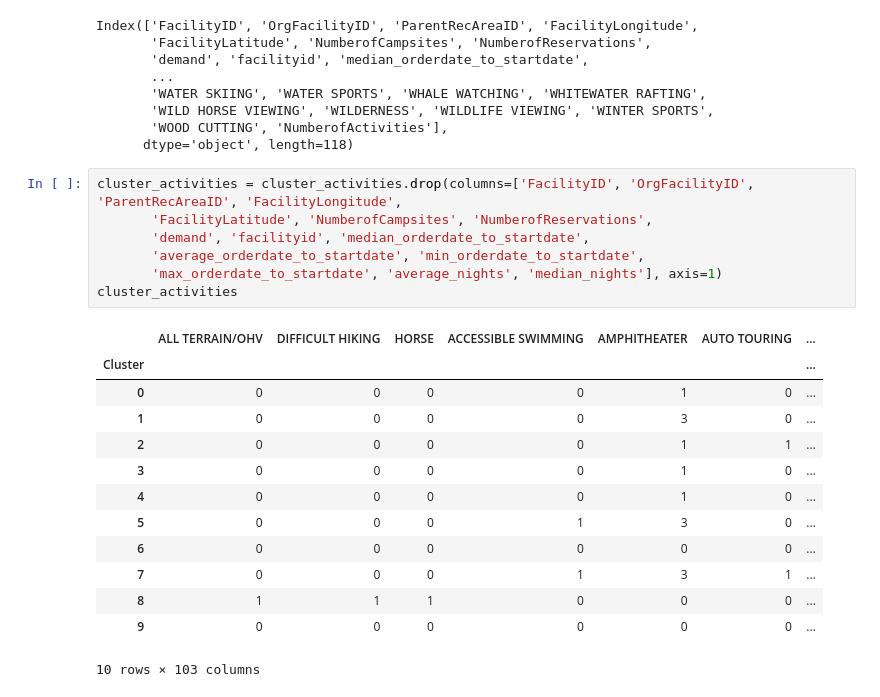
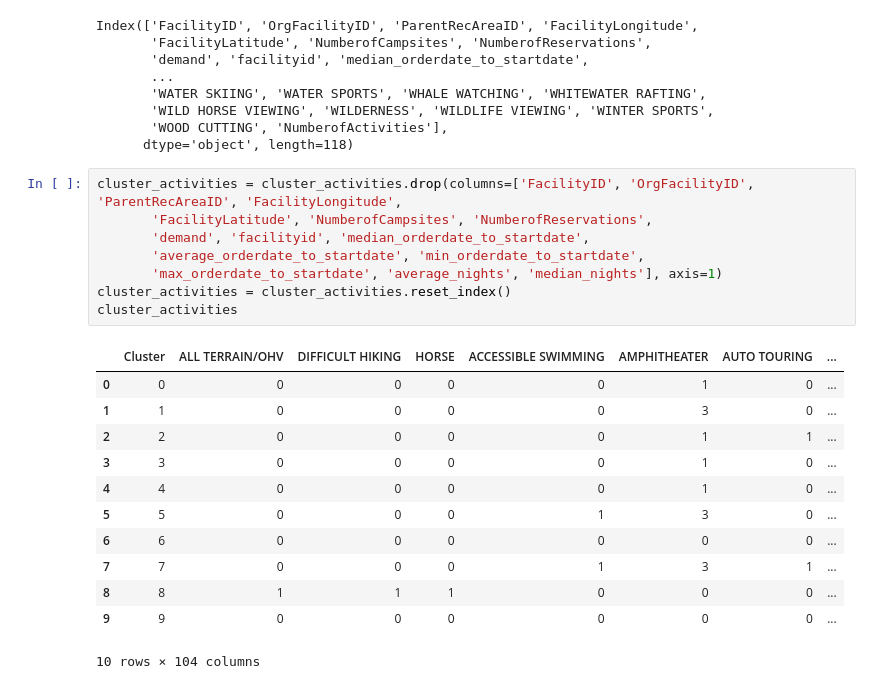
Before and after one commit to newbeadwork/Campground_Analysis_with_Machine_Learning, a Jupyter notebook: Analysis/Final_Analysis/CLUSTER_Analysis.ipynb, the cells around one changed output. Saved outputs shown, nothing was run; the diff lists cells and outputs as text.

```diff
--- a/Analysis/Final_Analysis/CLUSTER_Analysis.ipynb
+++ b/Analysis/Final_Analysis/CLUSTER_Analysis.ipynb
@@ -252,21 +279,21 @@ Index(['FacilityID', 'OrgFacilityID', 'ParentRecAreaID', 'FacilityLongitude',
 # %%
 cluster_activities = cluster_activities.drop(columns=['FacilityID', 'OrgFacilityID', 'ParentRecAreaID', 'FacilityLongitude',
        'FacilityLatitude', 'NumberofCampsites', 'NumberofReservations',
        'demand', 'facilityid', 'median_orderdate_to_startdate',
        'average_orderdate_to_startdate', 'min_orderdate_to_startdate',
        'max_orderdate_to_startdate', 'average_nights', 'median_nights'], axis=1)
+cluster_activities = cluster_activities.reset_index()
 cluster_activities
 # %% [output]
-|  | ALL TERRAIN/OHV | DIFFICULT HIKING | HORSE | ACCESSIBLE SWIMMING | AMPHITHEATER | AUTO TOURING | ... |
-| Cluster |  |  |  |  |  |  | ... |
-| 0 | 0 | 0 | 0 | 0 | 1 | 0 | ... |
-| 1 | 0 | 0 | 0 | 0 | 3 | 0 | ... |
-| 2 | 0 | 0 | 0 | 0 | 1 | 1 | ... |
-| 3 | 0 | 0 | 0 | 0 | 1 | 0 | ... |
-| 4 | 0 | 0 | 0 | 0 | 1 | 0 | ... |
-| 5 | 0 | 0 | 0 | 1 | 3 | 0 | ... |
-| 6 | 0 | 0 | 0 | 0 | 0 | 0 | ... |
-| 7 | 0 | 0 | 0 | 1 | 3 | 1 | ... |
-| 8 | 1 | 1 | 1 | 0 | 0 | 0 | ... |
-| 9 | 0 | 0 | 0 | 0 | 0 | 0 | ... |
+|  | Cluster | ALL TERRAIN/OHV | DIFFICULT HIKING | HORSE | ACCESSIBLE SWIMMING | AMPHITHEATER | AUTO TOURING | ... |
+| 0 | 0 | 0 | 0 | 0 | 0 | 1 | 0 | ... |
+| 1 | 1 | 0 | 0 | 0 | 0 | 3 | 0 | ... |
+| 2 | 2 | 0 | 0 | 0 | 0 | 1 | 1 | ... |
+| 3 | 3 | 0 | 0 | 0 | 0 | 1 | 0 | ... |
+| 4 | 4 | 0 | 0 | 0 | 0 | 1 | 0 | ... |
+| 5 | 5 | 0 | 0 | 0 | 1 | 3 | 0 | ... |
+| 6 | 6 | 0 | 0 | 0 | 0 | 0 | 0 | ... |
+| 7 | 7 | 0 | 0 | 0 | 1 | 3 | 1 | ... |
+| 8 | 8 | 1 | 1 | 1 | 0 | 0 | 0 | ... |
+| 9 | 9 | 0 | 0 | 0 | 0 | 0 | 0 | ... |
-10 rows × 103 columns
+10 rows × 104 columns
```
Also changed, not shown: parts of 8 cells of this notebook, 3 other files.
